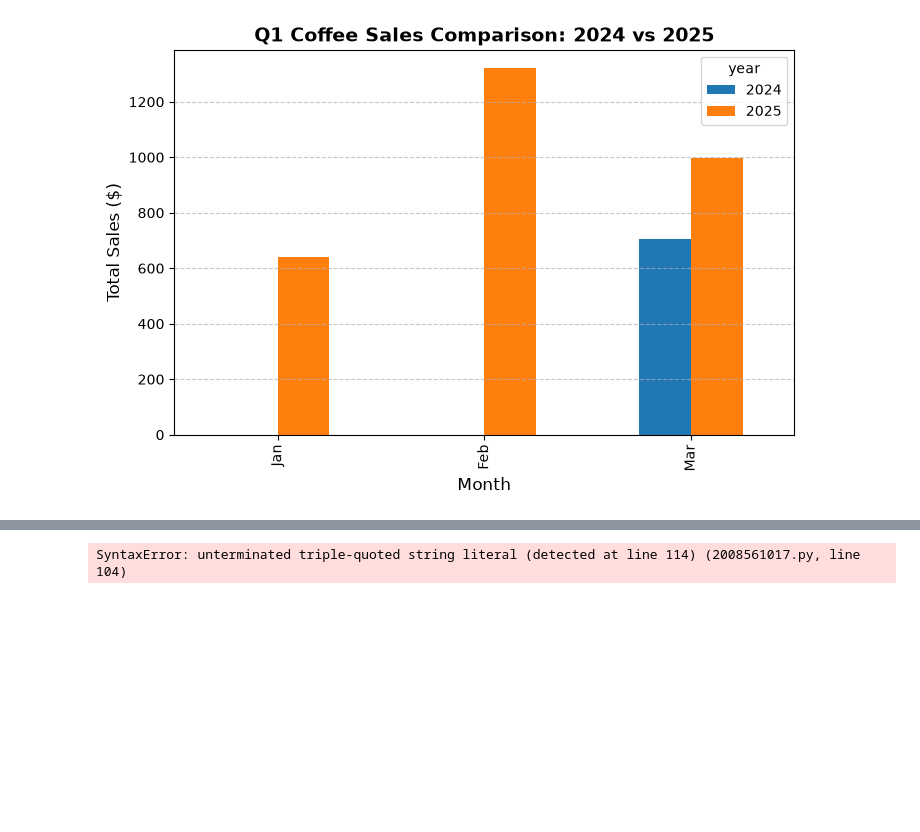
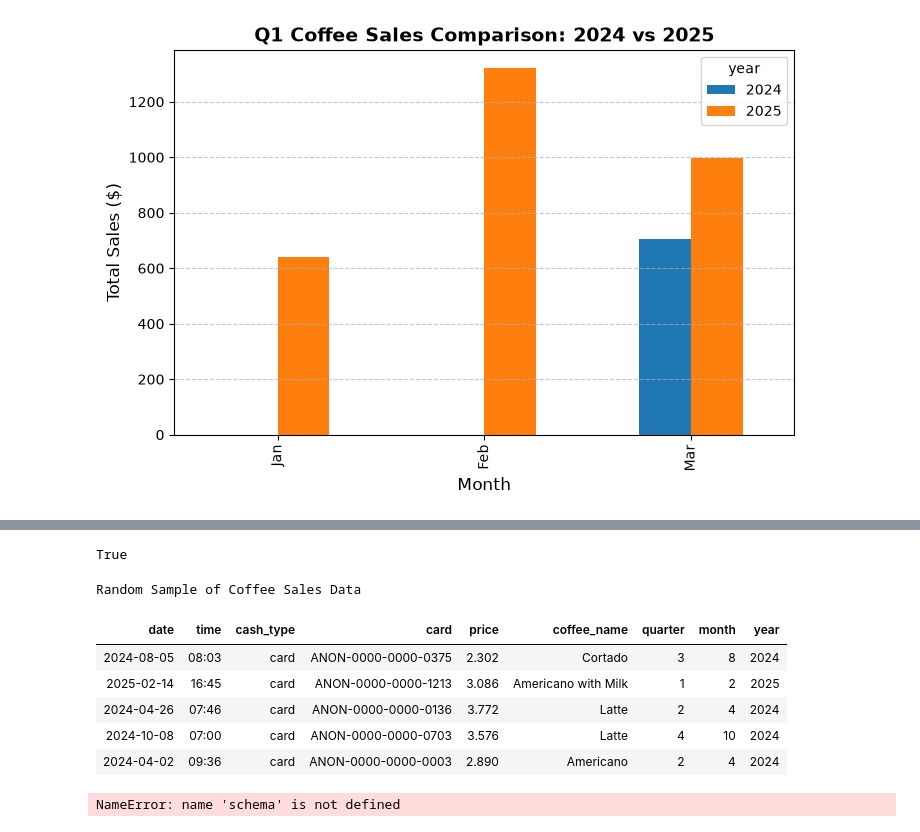
Before and after one commit to lovedeepsh/andrewng-course-agenticai, a Jupyter notebook: course-modules/Reflection-Design-Pattern/lab-1/Design-Pattern-Reflection.ipynb, the cells around one changed output, grey strips where cells are left out. Drawn from its saved outputs; the diff is of its cells as text; code cells hidden in the pictures; blank space fills up the shorter version.

```diff
--- a/course-modules/Reflection-Design-Pattern/Reflection-Design-Pattern.ipynb
+++ b/course-modules/Reflection-Design-Pattern/lab-1/Design-Pattern-Reflection.ipynb
@@ -385,6 +385,10 @@ from langchain.chat_models import init_chat_model
 from langgraph.checkpoint.memory import InMemorySaver
 from langchain.agents import create_agent
 from deepagents import create_deep_agent
+# %%
+load_dotenv()
+# %% [output]
+True
 # %%
 # First Tool
 def generate_chart_code(question: str, model: str, output_path_v1: str) -> str:
@@ -502,7 +506,7 @@ def load_data_step(dataset: str):
     """
     Loads the csv dataset into dataframe.
     """
-    df = utils.load_and_prepare_data(state["dataset"])
+    df = utils.load_and_prepare_data(dataset)
 
     utils.print_html(
         df.sample(n=5),
@@ -548,7 +552,7 @@ def generate_code_v1(model: str, new_chart_v1: str):
     }
 
 @tool
-def generate_code_v2(model: str, new_chart_v1: str, new_chart_v2: str ):
+def generate_code_v2(model: str, new_chart_v1: str, new_chart_v2: str, schema: str ):
     """
     Analyze the first version of code and chart png file.
     Generates feedback based on user instructions for the improvement ob code and chart.
@@ -627,49 +631,67 @@ agent = create_agent(
 #     model=model,
 #     tools=[load_data_step, generate_code_v1, generate_code_v2],
 #     system_prompt=SYSTEM_PROMPT,
 #     checkpointer=checkpointer,
 # )
 content = f"""Create a plot comparing Q1 coffee sales in 2024 and 2025 using the data in coffee_sales.csv.
-URL: https://www.gutenberg.org/files/64317/64317-0.txt
+Using the tools review the chart you create and based on feedback recreate a better final chart.
 
-Answer as much as you can:
+You can use following information when using the tools.
 
-1) How many lines in the complete Gutenberg file contain the substring `Gatsby` (count lines, not occurrences within a line, each line ends with a line break).
-2) The 1-based line number of the first line in the file that contains `Daisy`.
-3) A two-sentence neutral synopsis.
-
-Do your best on (1) and (2). If at any point you realize you cannot **verify** an exact answer with
-your available tools and reasoning, do not fabricate numbers: use `null` for that field and spell out
-the limitation in `how_you_computed_counts`. If you encounter any errors please report what the error was and what the error message was."""
-
-state = {}
-question = ""
-schema = """
-coffee_sales.csv columns:
+schema: coffee_sales.csv columns
 - date: sale date
 - time: sale time
 - cash_type: cash or card
 - card: anonymized card id
 - price: sale amount / revenue
 - coffee_name: coffee product name
 - quarter: quarter number
 - month: month number
 - year: year
+
+Dataset: coffee_sales.csv
+
+model: gpt-4.1-mini
+new_chart_v1: new_chart_v1.png
+new_chart_v2: new_chart_v2.png
+
 """
-dataset="coffee_sales.csv"
-model="gpt-4.1-mini"
-new_chart_v1="new_chart_v1.png"
-new_chart_v2="new_chart_v2.png"
+
+# state = {}
+# question = ""
+# schema = """
+# coffee_sales.csv columns:
+# - date: sale date
+# - time: sale time
+# - cash_type: cash or card
+# - card: anonymized card id
+# - price: sale amount / revenue
+# - coffee_name: coffee product name
+# - quarter: quarter number
+# - month: month number
+# - year: year
+# """
+# dataset="coffee_sales.csv"
+# model="gpt-4.1-mini"
+# new_chart_v1="new_chart_v1.png"
+# new_chart_v2="new_chart_v2.png"
 
 agent_result = agent.invoke(
     {"messages": [{"role": "user", "content": content}]},
     config={"configurable": {"thread_id": "great-gatsby-lc"}},
 )
 # deep_agent_result = deep_agent.invoke(
 #     {"messages": [{"role": "user", "content": content}]},
 #     config={"configurable": {"thread_id": "great-gatsby-da"}},
 # )
 
 print(result["messages"][-1].content_blocks)
 # %% [output]
-SyntaxError: unterminated triple-quoted string literal (detected at line 114) (2008561017.py, line 104)
+Random Sample of Coffee Sales Data
+| date | time | cash_type | card | price | coffee_name | quarter | month | year |
+| 2024-08-05 | 08:03 | card | ANON-0000-0000-0375 | 2.302 | Cortado | 3 | 8 | 2024 |
+| 2025-02-14 | 16:45 | card | ANON-0000-0000-1213 | 3.086 | Americano with Milk | 1 | 2 | 2025 |
+| 2024-04-26 | 07:46 | card | ANON-0000-0000-0136 | 3.772 | Latte | 2 | 4 | 2024 |
+| 2024-10-08 | 07:00 | card | ANON-0000-0000-0703 | 3.576 | Latte | 4 | 10 | 2024 |
+| 2024-04-02 | 09:36 | card | ANON-0000-0000-0003 | 2.890 | Americano | 2 | 4 | 2024 |
+NameError: name 'schema' is not defined
```
Also changed, not shown: 9 other files.
